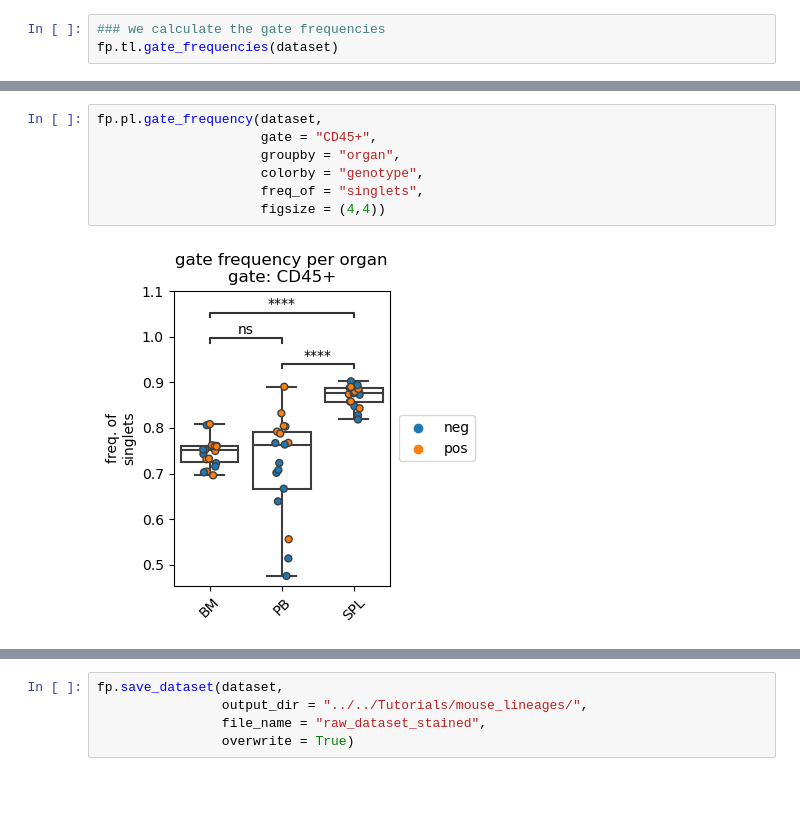
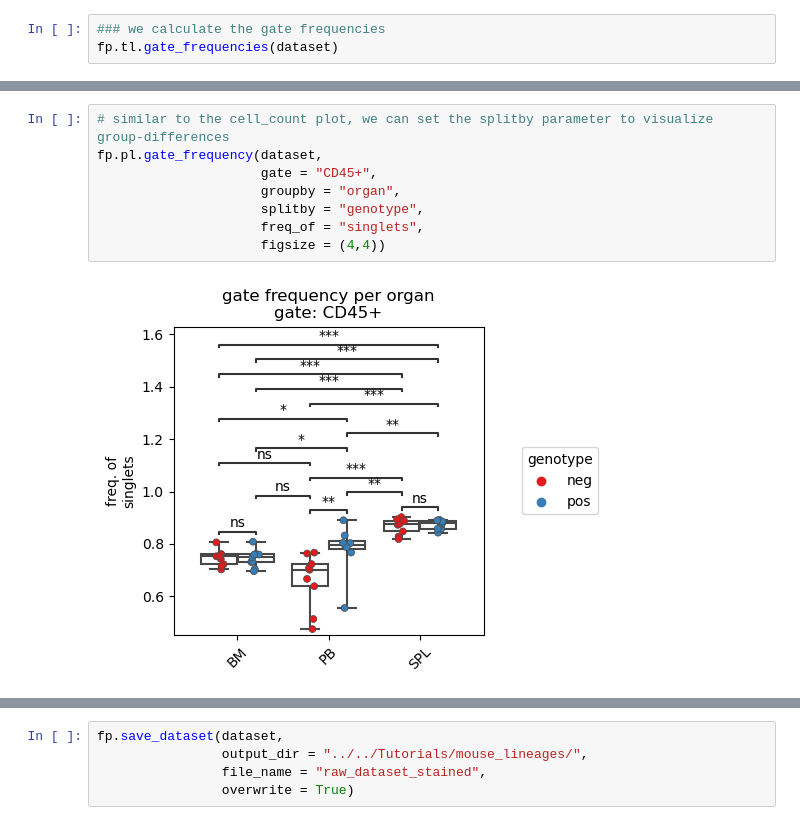
Before and after one commit to rgb-lab/FACSPy, a Jupyter notebook: vignettes/mouse_lineages/02_analysis_quality_control.ipynb, the cells around one changed output, grey strips where cells are left out. Saved outputs shown, nothing was run; the diff lists cells and outputs as text; blank space fills up the shorter version.

```diff
--- a/vignettes/mouse_lineages/02_analysis_quality_control.ipynb
+++ b/vignettes/mouse_lineages/02_analysis_quality_control.ipynb
@@ -94,10 +198,11 @@ fp.pl.gate_frequency(dataset,
 # %%
+# similar to the cell_count plot, we can set the splitby parameter to visualize group-differences
 fp.pl.gate_frequency(dataset,
                      gate = "CD45+",
                      groupby = "organ",
-                     colorby = "genotype",
+                     splitby = "genotype",
                      freq_of = "singlets",
                      figsize = (4,4))
 # %% [output]
-[figure, old version]
+[figure, new version]
 # %%
```
Also changed, not shown: parts of 21 cells of this notebook, 4 other files.
